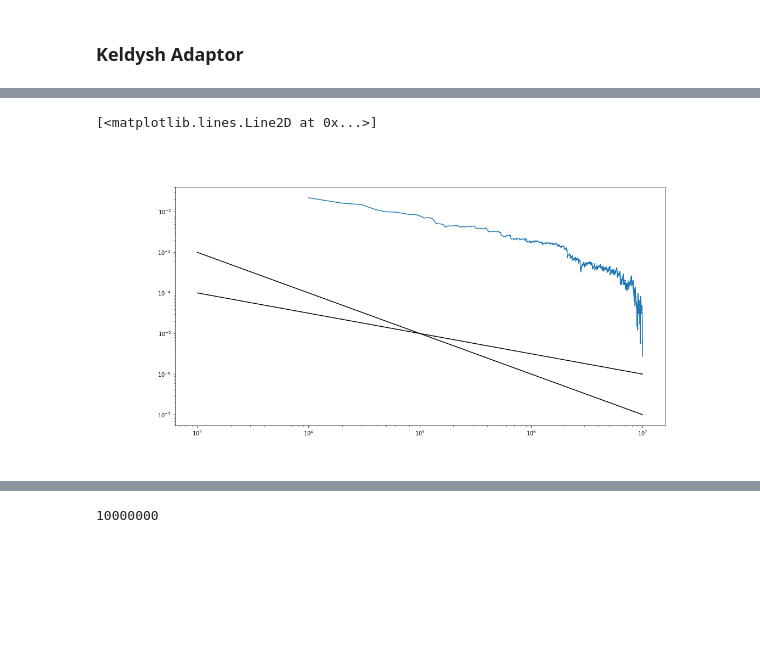
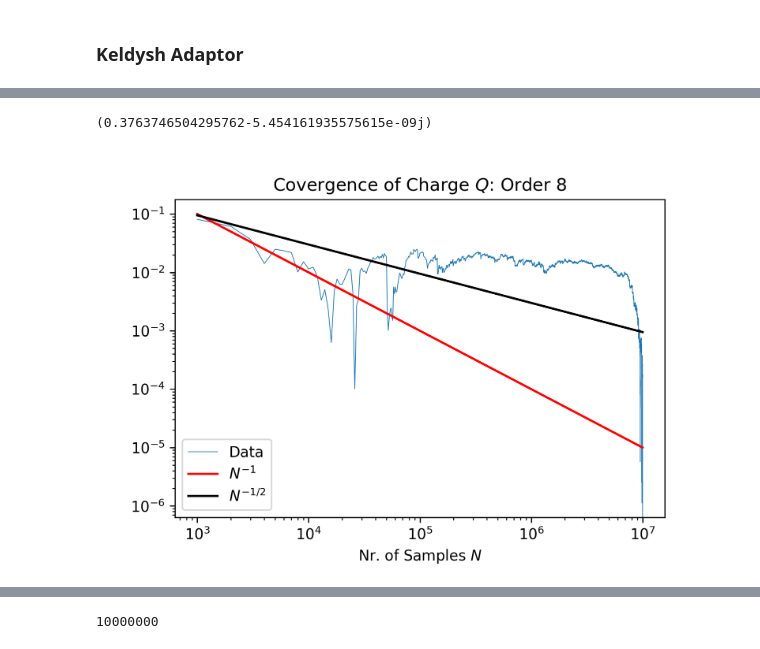
Before and after one commit to macekmar/keldy, a Jupyter notebook: notebooks/Keldy-Impurity-OneBand-Plasma.ipynb, the cells around one changed output, grey strips where cells are left out. Drawn from its saved outputs; the diff is of its cells as text; code cells hidden in the pictures; blank space fills up the shorter version.

```diff
--- a/notebooks/Keldy-Impurity-OneBand-Plasma.ipynb
+++ b/notebooks/Keldy-Impurity-OneBand-Plasma.ipynb
@@ -331,6 +122,6 @@ plt.show()
 # %%
-order = 3
-computer = k_imp.ComputeChargeQ(order, 10.0, g0.param_, int(1e6))
+order = 8
+computer = k_imp.ComputeChargeQ(order, 10.0, g0.param_, int(1e7))
 N_tot = 0
 # %%
 result = []
@@ -338,26 +129,43 @@ N_vec = []
 
 currN = 0
 # %%
-for i in range(1000):
-    step = 10000
+for i in range(10000):
+    step = 1000
     computer.run(step)
     currN += step
     result.append((-1j)*(-1j)**order * computer.reduce_result() )
     N_vec.append(currN)
-# %%
-fig = plt.figure(figsize=(16,8))
-
-plt.loglog(N_vec, np.abs(np.array(result).real - np.array(result).real[-1] ))
-
-plt.loglog([10**3, 10**7], [10**-3, 10**-7], c='k')
-plt.loglog([10**3, 10**7], [10**-4, 10**-6], c='k')
-
-
-
-# plt.ylim(0, 1)
-# %% [output]
-[<matplotlib.lines.Line2D at 0x...>]
-[figure, removed]
+# %%
+result[-1]
+# %% [output]
+(0.3763746504295762-5.454161935575615e-09j)
+# %%
+fig = plt.figure(dpi=300)
+ax0 = plt.axes()
+
+
+ax0.plot(N_vec, np.abs(np.array(result).real - np.array(result).real[-1] ), linewidth=0.5, label="Data")
+
+logscale_x = np.array([10**3, 10**7])
+logscale_y1 = np.array([10**-3, 10**-7])
+
+
+ax0.plot(logscale_x, logscale_y1 * 100, c='red', label="$N^{-1}$")
+ax0.plot(logscale_x, np.sqrt(logscale_y1)  *3, c='k', label="$N^{-1/2}$")
+
+ax0.set_xscale('log')
+ax0.set_yscale('log')
+
+ax0.set_title(r"Covergence of Charge $Q$: Order {}".format(order))
+ax0.set_xlabel("Nr. of Samples $N$")
+
+ax0.legend()
+# plt.tight_layout()
+# plt.savefig(save_name + "_krylov_normalization.pdf", dpi=600)
+plt.show()
+plt.close()
+# %% [output]
+[figure, added]
 # %%
 (-1j)*(-1j)**order * computer.reduce_result()
 # %% [output]
```
Also changed, not shown: parts of 45 cells of this notebook.
